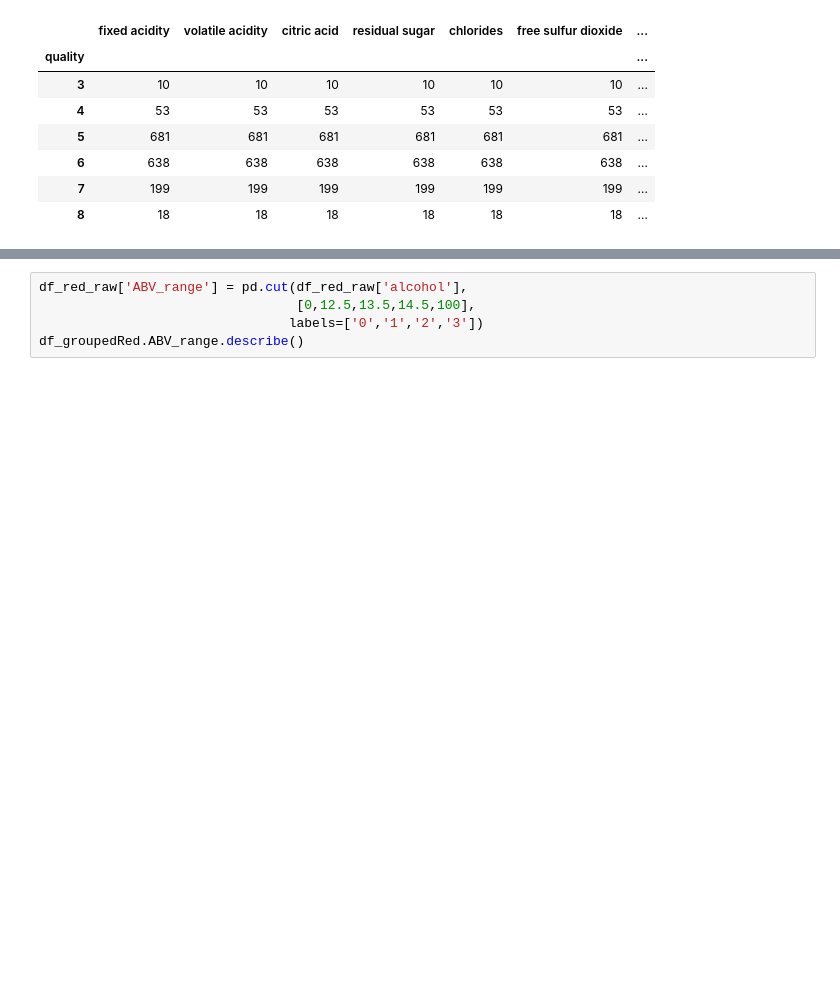
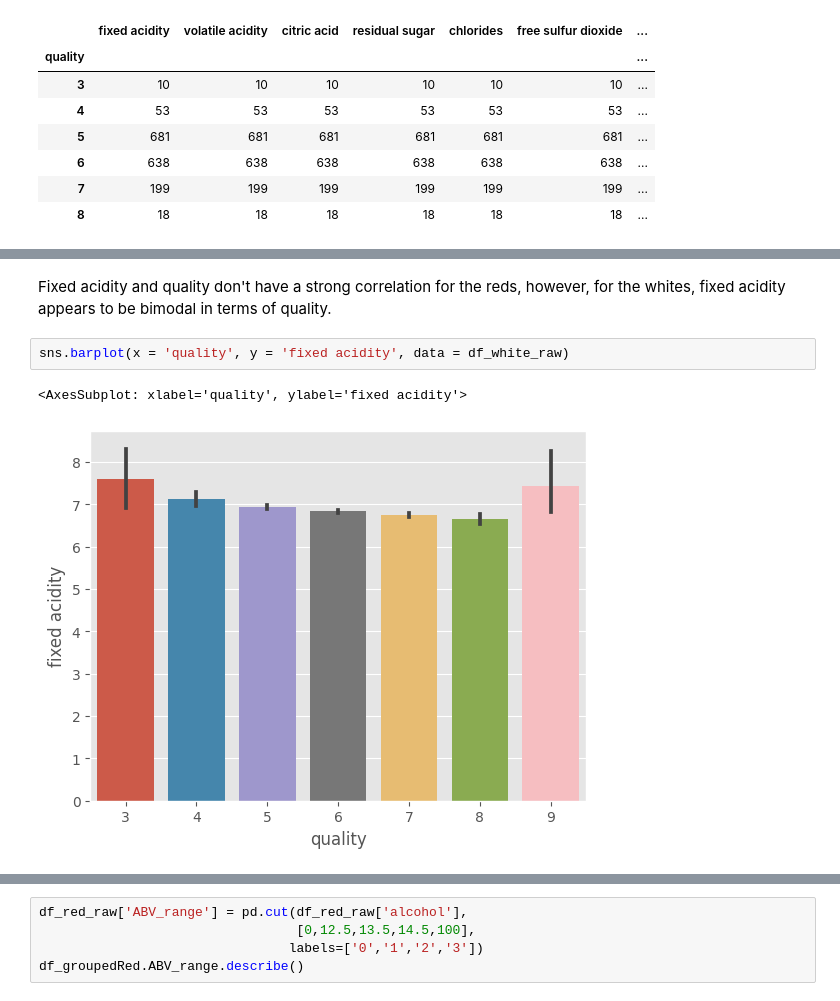
Before and after one commit to SaltyPeachcake/TableDataWarmUp, a Jupyter notebook: exploreData/DataExploration.ipynb, the cells around one changed output, grey strips where cells are left out. Cells and saved outputs as stored; diff of their text form; blank space fills up the shorter version.

```diff
--- a/exploreData/DataExploration.ipynb
+++ b/exploreData/DataExploration.ipynb
@@ -128,0 +122,7 @@ plt.style.use('ggplot')
+# %% [markdown]
+Fixed acidity and quality don't have a strong correlation for the reds, however, for the whites, fixed acidity appears to be bimodal in terms of quality.
+# %%
+sns.barplot(x = 'quality', y = 'fixed acidity', data = df_white_raw)
+# %% [output]
+<AxesSubplot: xlabel='quality', ylabel='fixed acidity'>
+[figure, added]
```
Also changed, not shown: parts of 4 cells of this notebook.
